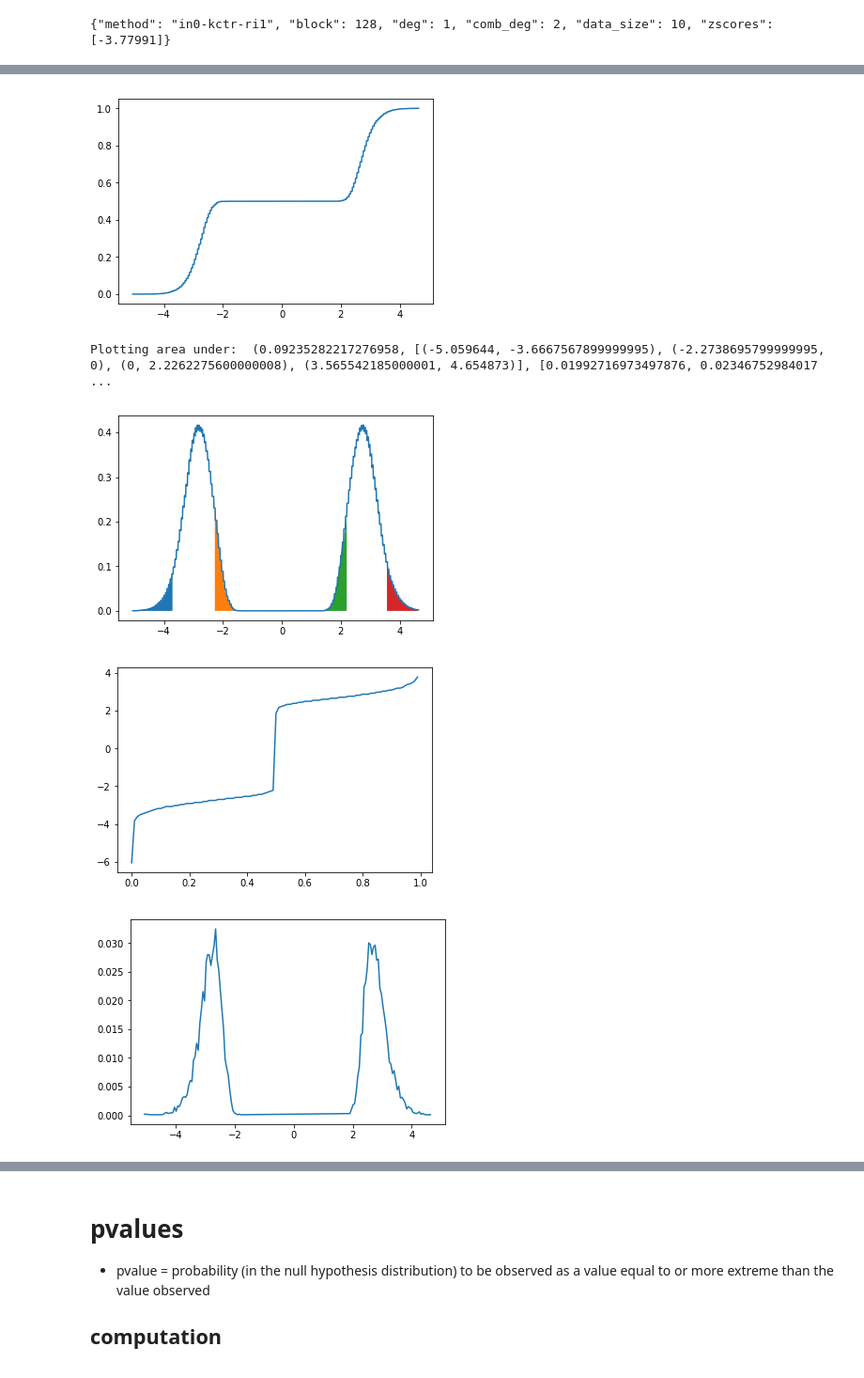
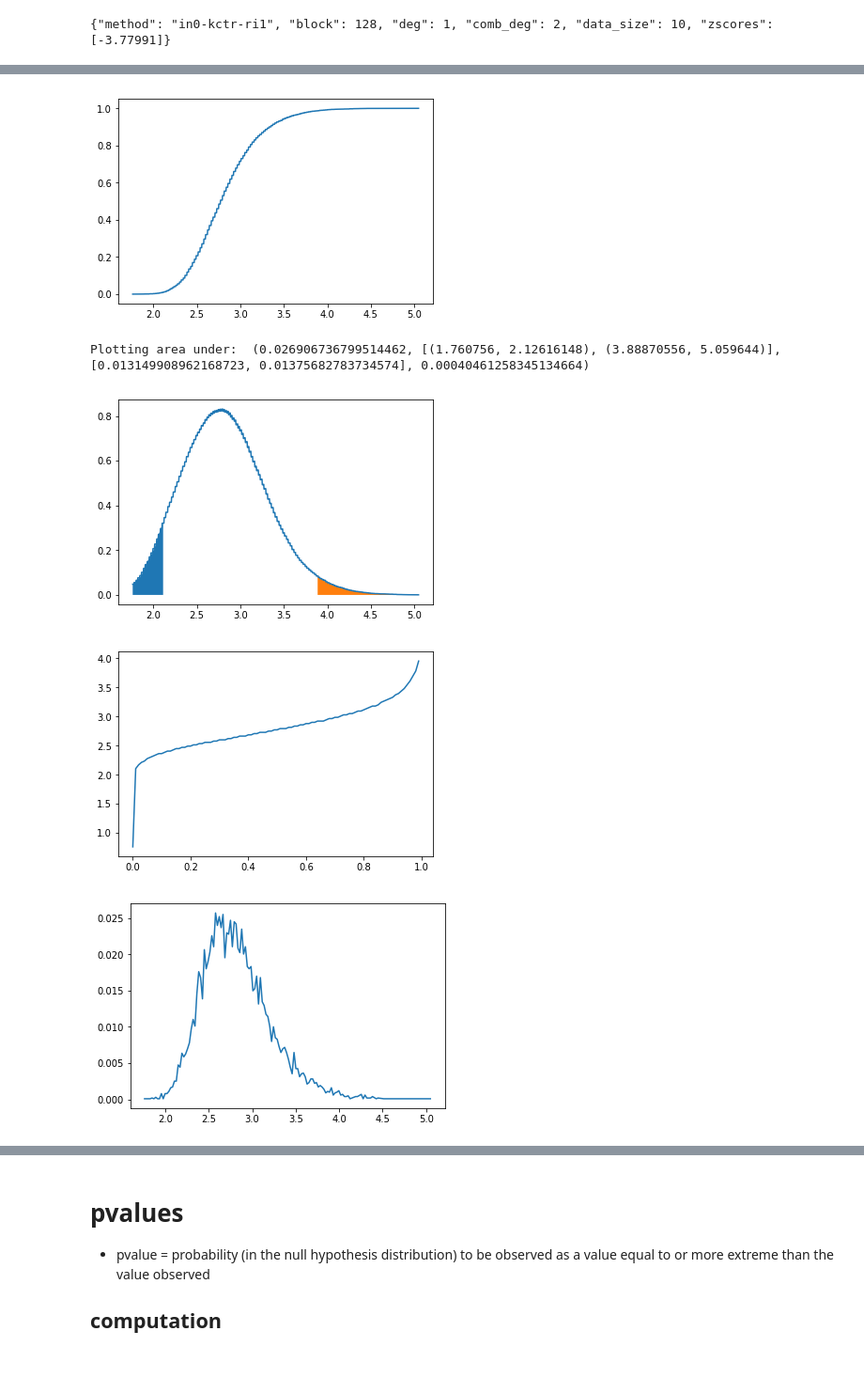
Before and after one commit to ph4r05/booltest, a Jupyter notebook: bool-pvalues.ipynb, the cells around one changed output, grey strips where cells are left out. Shown at 94% size. Saved outputs shown, nothing was run; the diff lists cells and outputs as text; code cells hidden in the pictures.

Commit message:
pvals absolute vals used

```diff
--- a/bool-pvalues.ipynb
+++ b/bool-pvalues.ipynb
@@ -248,7 +248,7 @@ np.random.seed(87655677)
 # %%
 pval_db = []
 for dix, val in enumerate(data_filt):
-    res = tabulate_pvals(val)
+    res = tabulate_pvals(val, abs_val=True)
     pval_db.append(res)
     print('Dump %s' % dix)
 json.dump(pval_db, open('pval_db.json', 'w+'), indent=2)
@@ -272,7 +272,7 @@ OK:  4 [0, 99, 99, 188]
 Dump 117
 # %%
 nbins = 200
-abs_val = False
+abs_val = True
 
 for dix, val in enumerate(data_filt):
     inp_iter = (val['zscores'])
@@ -378,5 +378,5 @@ inctr-krnd-ri0[128:1:1:10]: 9886 [ 4.63699389  4.31555838  3.77983253  3.3512518
-[figure, old version]
+[figure, new version]
-Plotting area under:  (0.09235282217276958, [(-5.059644, -3.6667567899999995), (-2.2738695799999995, 0), (0, 2.2262275600000008), (3.565542185000001, 4.654873)], [0.01992716973497876, 0.02346752984017 ...
+Plotting area under:  (0.026906736799514462, [(1.760756, 2.12616148), (3.88870556, 5.059644)], [0.013149908962168723, 0.01375682783734574], 0.00040461258345134664)
-[figure, old version]
+[figure, new version]
-[figure, old version]
+[figure, new version]
-[figure, old version]
+[figure, new version]
```
Also changed, not shown: parts of 2 cells of this notebook, 1 other file.
